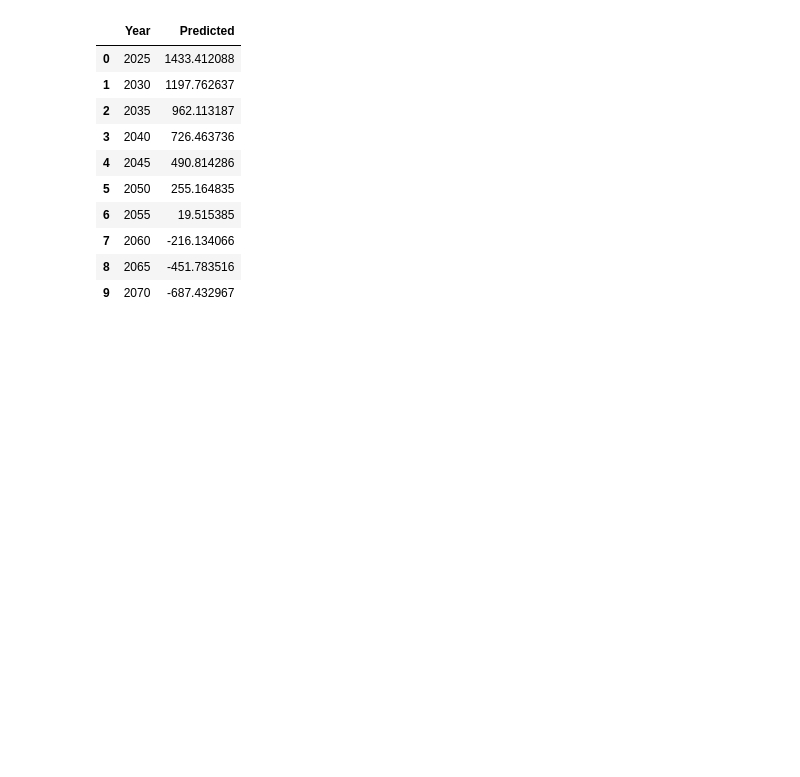
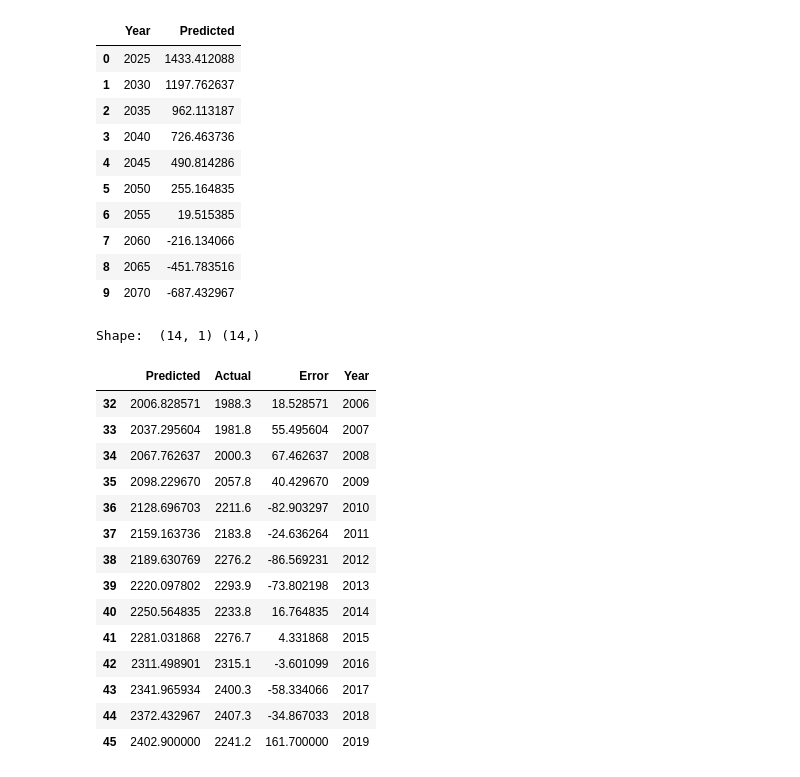
Before and after one commit to Carly-Jane/Australian_Energy_Insights, a Jupyter notebook: notebooks/machine_learning.ipynb, the cells around one changed output. Drawn from its saved outputs; the diff is of its cells as text; code cells hidden in the pictures; blank space fills up the shorter version.

```diff
--- a/notebooks/machine_learning.ipynb
+++ b/notebooks/machine_learning.ipynb
@@ -420,3 +256,39 @@ future_coal_predicitions
 | 7 | 2060 | -216.134066 |
 | 8 | 2065 | -451.783516 |
 | 9 | 2070 | -687.432967 |
+# %%
+#Recent Coal usage machine learning
+X = energy_consumption_limited['Year'].values.reshape(-1, 1)
+y = energy_consumption_limited['Oil']
+
+print("Shape: ", X.shape, y.shape)
+# %% [output]
+Shape:  (14, 1) (14,)
+# %%
+from sklearn.linear_model import LinearRegression
+model = LinearRegression()
+
+model.fit(X, y)
+
+predictions = model.predict(X)
+limited_oil_predicitions = pd.DataFrame({"Predicted": predictions, "Actual": y, "Error": predictions - y})
+
+limited_oil_predicitions['Year'] = X
+limited_oil_predicitions.to_csv('../export_data/limited_oil_predictions.csv')
+limited_oil_predicitions
+# %% [output]
+|  | Predicted | Actual | Error | Year |
+| 32 | 2006.828571 | 1988.3 | 18.528571 | 2006 |
+| 33 | 2037.295604 | 1981.8 | 55.495604 | 2007 |
+| 34 | 2067.762637 | 2000.3 | 67.462637 | 2008 |
+| 35 | 2098.229670 | 2057.8 | 40.429670 | 2009 |
+| 36 | 2128.696703 | 2211.6 | -82.903297 | 2010 |
+| 37 | 2159.163736 | 2183.8 | -24.636264 | 2011 |
+| 38 | 2189.630769 | 2276.2 | -86.569231 | 2012 |
+| 39 | 2220.097802 | 2293.9 | -73.802198 | 2013 |
+| 40 | 2250.564835 | 2233.8 | 16.764835 | 2014 |
+| 41 | 2281.031868 | 2276.7 | 4.331868 | 2015 |
+| 42 | 2311.498901 | 2315.1 | -3.601099 | 2016 |
+| 43 | 2341.965934 | 2400.3 | -58.334066 | 2017 |
+| 44 | 2372.432967 | 2407.3 | -34.867033 | 2018 |
+| 45 | 2402.900000 | 2241.2 | 161.700000 | 2019 |
```
Also changed, not shown: parts of 25 cells of this notebook, 8 other files.
